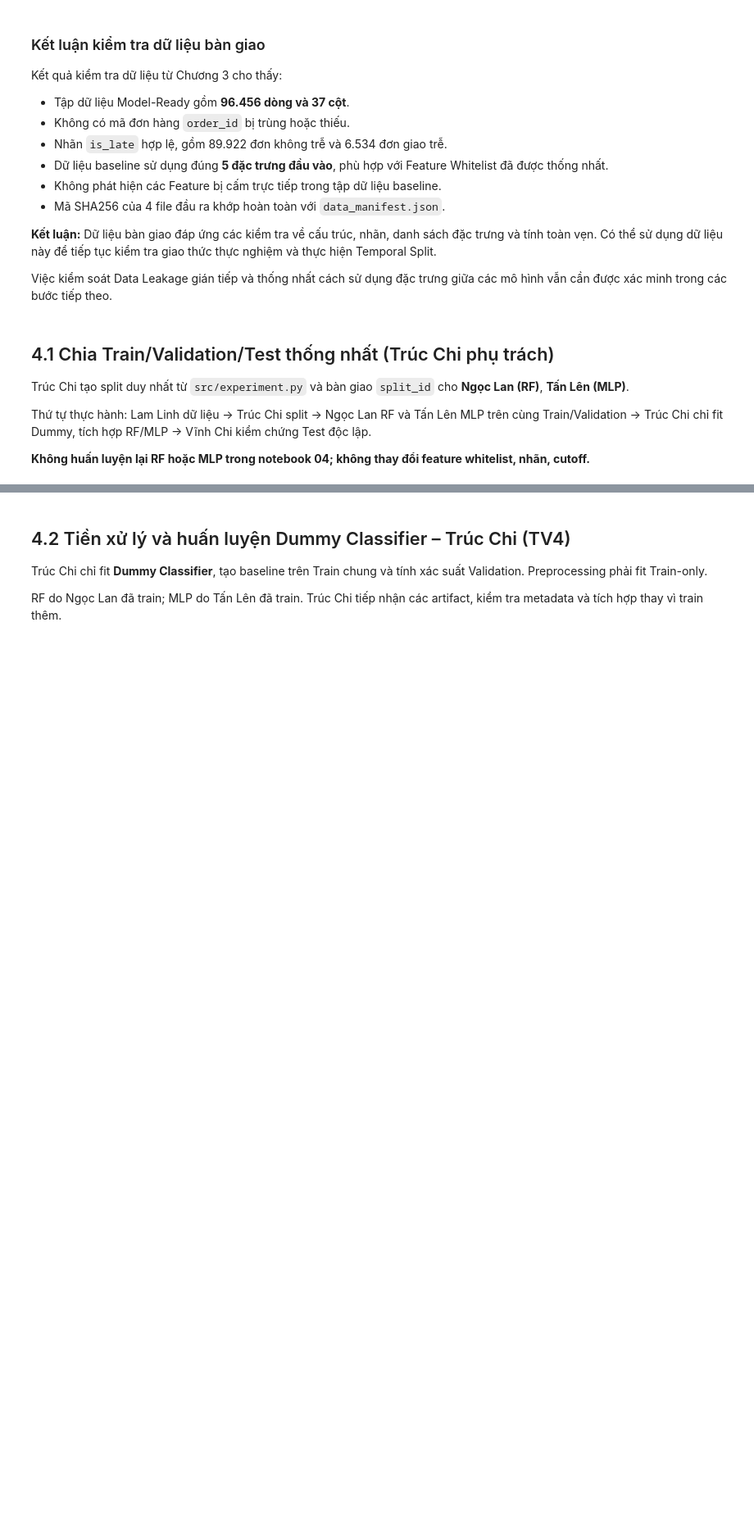
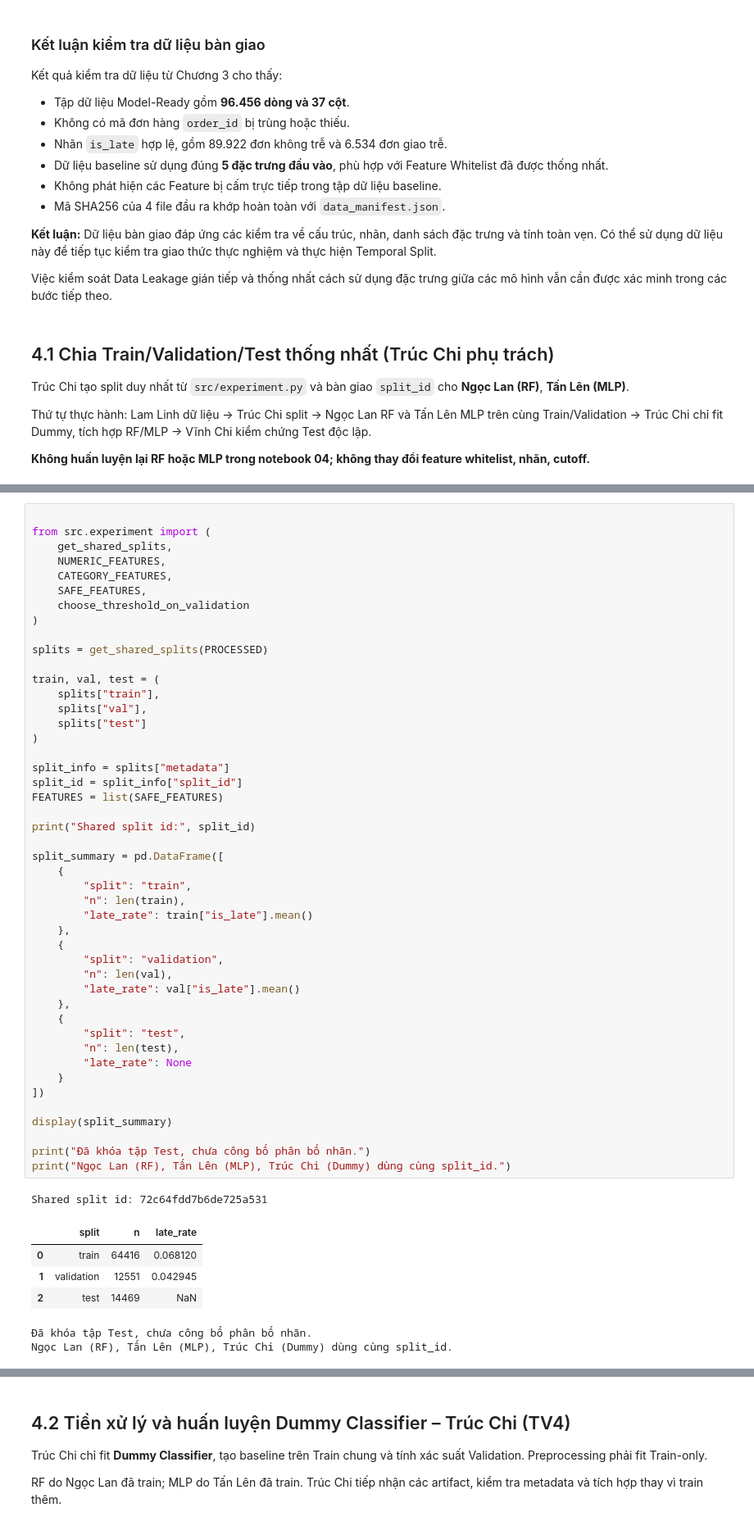
Before and after one commit to tanlen06-debug/Do_An_Khoa_hoc_du_lieu---GR02, a Jupyter notebook: notebooks/04_TRUC_CHI_chuong_4.ipynb, the cells around one changed output, grey strips where cells are left out. Shown at 82% size. Saved outputs shown, nothing was run; the diff lists cells and outputs as text; blank space fills up the shorter version.

```diff
--- a/notebooks/04_TRUC_CHI_chuong_4.ipynb
+++ b/notebooks/04_TRUC_CHI_chuong_4.ipynb
@@ -582,0 +817,54 @@ print("Ngọc Lan (RF), Tấn Lên (MLP), Trúc Chi (Dummy) dùng cùng split_id
+# %%
+
+from src.experiment import (
+    get_shared_splits,
+    NUMERIC_FEATURES,
+    CATEGORY_FEATURES,
+    SAFE_FEATURES,
+    choose_threshold_on_validation
+)
+
+splits = get_shared_splits(PROCESSED)
+
+train, val, test = (
+    splits["train"],
+    splits["val"],
+    splits["test"]
+)
+
+split_info = splits["metadata"]
+split_id = split_info["split_id"]
+FEATURES = list(SAFE_FEATURES)
+
+print("Shared split id:", split_id)
+
+split_summary = pd.DataFrame([
+    {
+        "split": "train",
+        "n": len(train),
+        "late_rate": train["is_late"].mean()
+    },
+    {
+        "split": "validation",
+        "n": len(val),
+        "late_rate": val["is_late"].mean()
+    },
+    {
+        "split": "test",
+        "n": len(test),
+        "late_rate": None
+    }
+])
+
+display(split_summary)
+
+print("Đã khóa tập Test, chưa công bố phân bố nhãn.")
+print("Ngọc Lan (RF), Tấn Lên (MLP), Trúc Chi (Dummy) dùng cùng split_id.")
+# %% [output]
+Shared split id: 72c64fdd7b6de725a531
+|  | split | n | late_rate |
+| 0 | train | 64416 | 0.068120 |
+| 1 | validation | 12551 | 0.042945 |
+| 2 | test | 14469 | NaN |
+Đã khóa tập Test, chưa công bố phân bố nhãn.
+Ngọc Lan (RF), Tấn Lên (MLP), Trúc Chi (Dummy) dùng cùng split_id.
```
Also changed, not shown: parts of 25 cells of this notebook, 2 other files.
